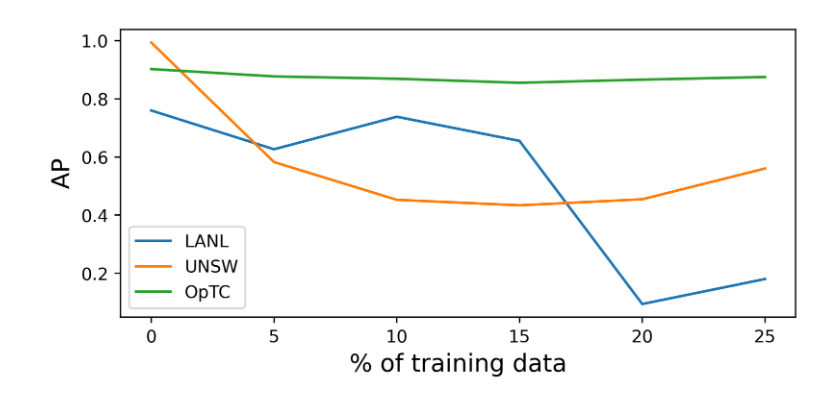
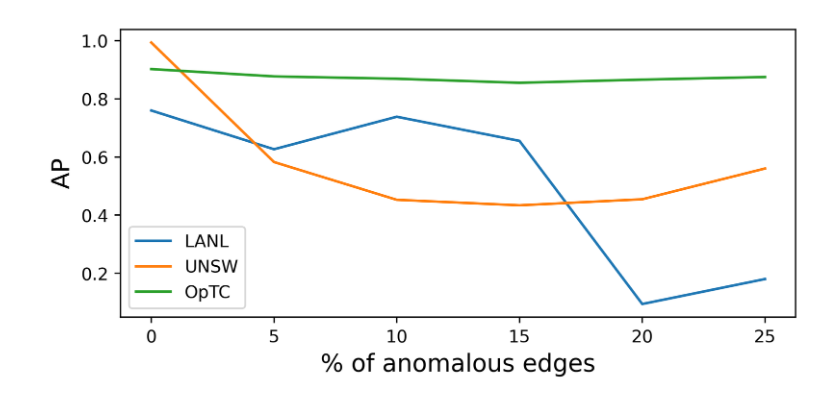
Before and after one commit to cybermonic/CyberGFM, a Jupyter notebook: notebooks/poisoning.ipynb, the cells around one changed output. Saved outputs shown, nothing was run; the diff lists cells and outputs as text; code cells hidden in the pictures.

```diff
--- a/notebooks/poisoning.ipynb
+++ b/notebooks/poisoning.ipynb
@@ -28,32 +28,32 @@ normal_score = {
 }
 
 def load_scores(ds):
     files = glob.glob(f'../results/poison-ablation/{ds}/*.txt')
 
     stats = [normal_score[ds]]
     for file in files:
         try:
             pct = file.split('_')[5].replace('poisoned', '')
             pct = float(pct)
         except:
             continue
 
         stats.append([pct, *get_score(file)])
 
     stats.sort(key=lambda x : x[0])
     return stats
 
 def plot_scores(scores, label):
     x,auc,ap = zip(*scores)
     plt.plot(x, ap, label=label)
 
 plt.figure(figsize=(7, 3), dpi=400)
 plot_scores(load_scores('lanl'), 'LANL')
 plot_scores(load_scores('unsw'), 'UNSW')
 plot_scores(load_scores('optc'), 'OpTC')
 plt.ylabel('AP', size=14)
-plt.xlabel('% of training data', size=14)
+plt.xlabel('% of anomalous edges', size=14)
 plt.legend()
 plt.show()
 # %% [output]
-[figure, old version]
+[figure, new version]
```
Also changed, not shown: 27 other files.
